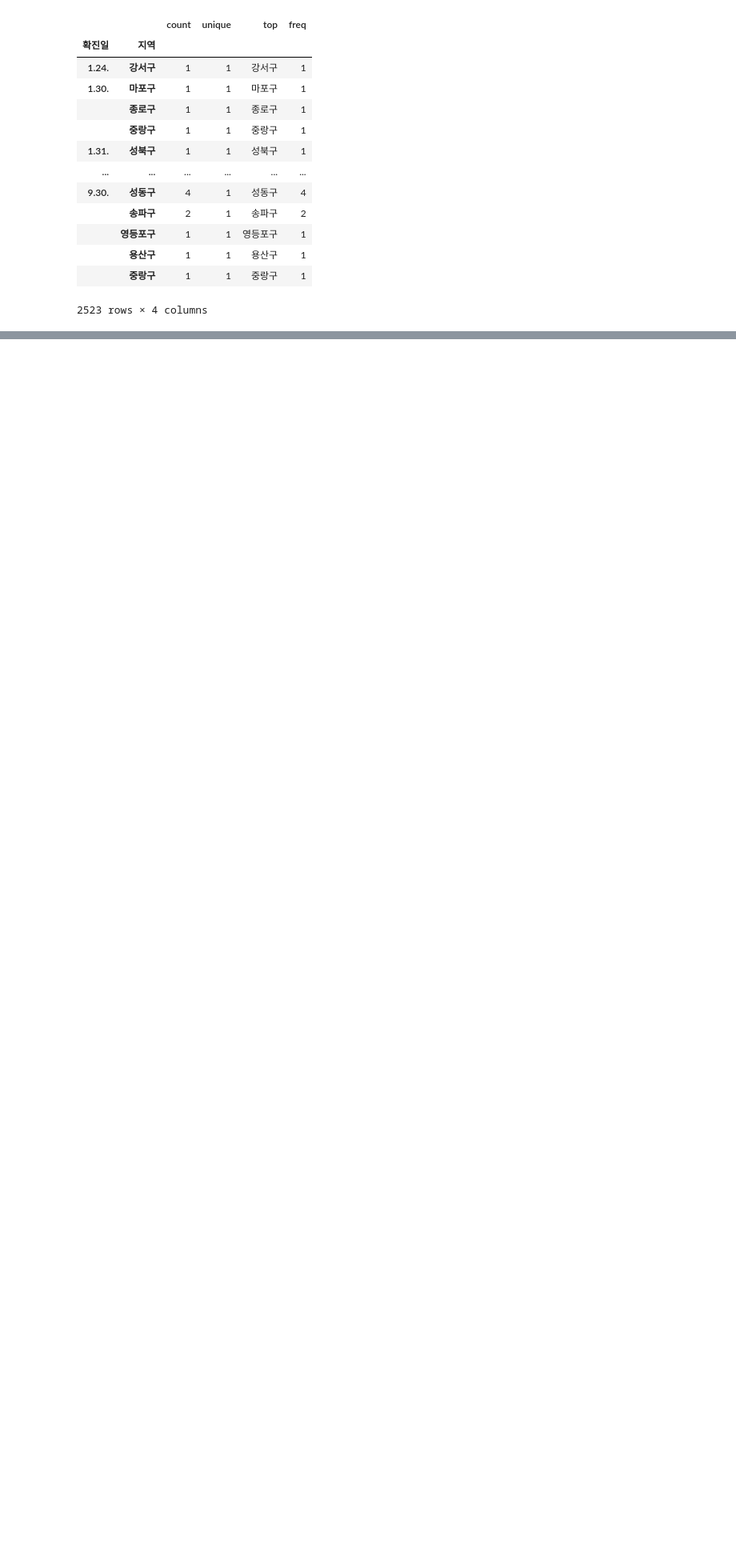
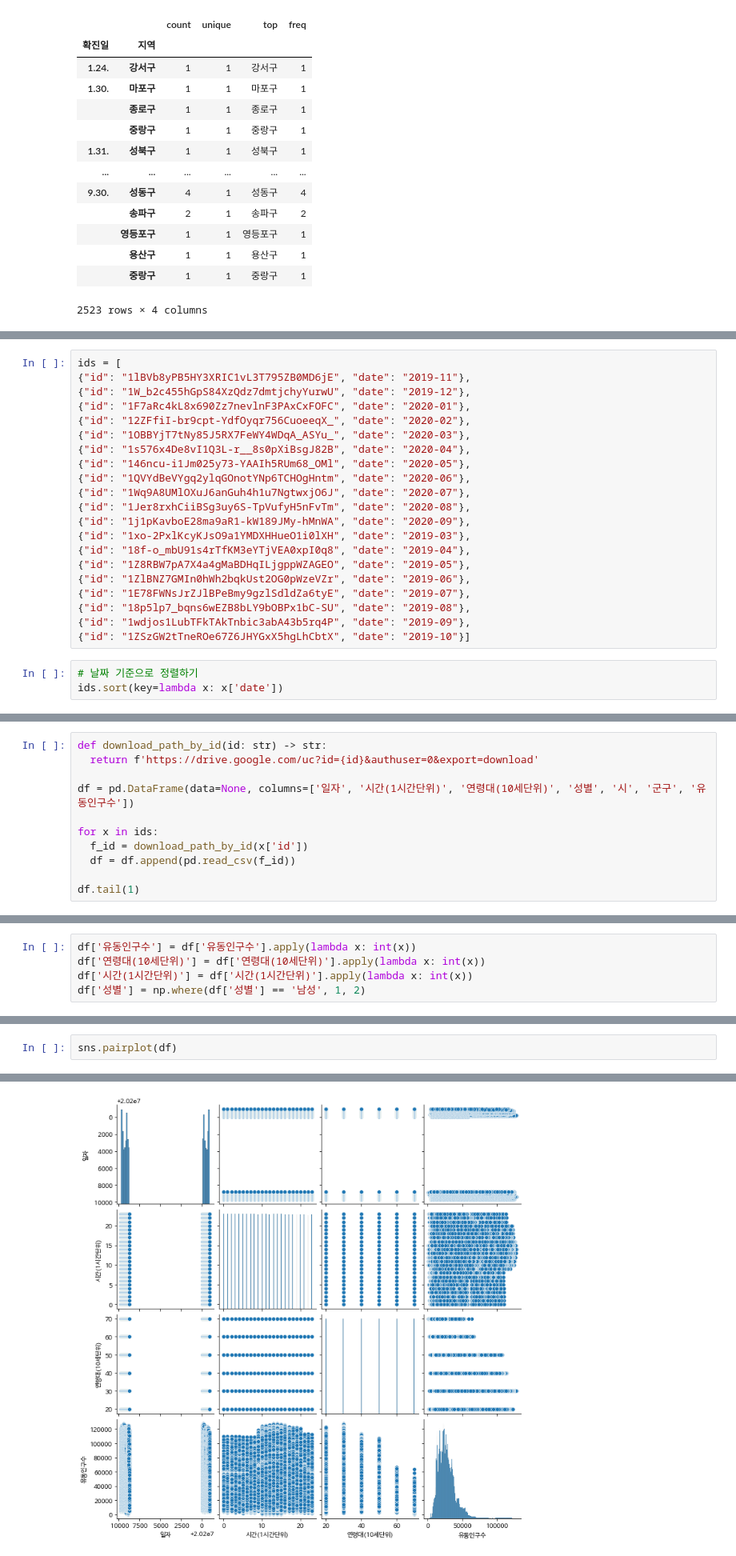
Before and after one commit to wiv33/A-Learning-python, a Jupyter notebook: machine-learning/_000_hello_machine/_000_basic/_008_pandas/_002_moving_population.ipynb, the cells around one changed output, grey strips where cells are left out. Shown at 80% size. Saved outputs shown, nothing was run; the diff lists cells and outputs as text; blank space fills up the shorter version.

```diff
--- a/machine-learning/_000_hello_machine/_000_basic/_008_pandas/_002_moving_population.ipynb
+++ b/machine-learning/_000_hello_machine/_000_basic/_008_pandas/_002_moving_population.ipynb
@@ -122,0 +165,24 @@ for x in range(1, 3):
+# %%
+ids = [
+{"id": "1lBVb8yPB5HY3XRIC1vL3T795ZB0MD6jE", "date": "2019-11"},
+{"id": "1W_b2c455hGpS84XzQdz7dmtjchyYurwU", "date": "2019-12"},
+{"id": "1F7aRc4kL8x690Zz7nevlnF3PAxCxFOFC", "date": "2020-01"},
+{"id": "12ZFfiI-br9cpt-YdfOyqr756CuoeeqX_", "date": "2020-02"},
+{"id": "1OBBYjT7tNy85J5RX7FeWY4WDqA_ASYu_", "date": "2020-03"},
+{"id": "1s576x4De8vI1Q3L-r__8s0pXiBsgJ82B", "date": "2020-04"},
+{"id": "146ncu-i1Jm025y73-YAAIh5RUm68_OMl", "date": "2020-05"},
+{"id": "1QVYdBeVYgq2ylqGOnotYNp6TCHOgHntm", "date": "2020-06"},
+{"id": "1Wq9A8UMlOXuJ6anGuh4h1u7NgtwxjO6J", "date": "2020-07"},
+{"id": "1Jer8rxhCiiBSg3uy6S-TpVufyH5nFvTm", "date": "2020-08"},
+{"id": "1j1pKavboE28ma9aR1-kW189JMy-hMnWA", "date": "2020-09"},
+{"id": "1xo-2PxlKcyKJsO9a1YMDXHHueO1i0lXH", "date": "2019-03"},
+{"id": "18f-o_mbU91s4rTfKM3eYTjVEA0xpI0q8", "date": "2019-04"},
+{"id": "1Z8RBW7pA7X4a4gMaBDHqILjgppWZAGEO", "date": "2019-05"},
+{"id": "1ZlBNZ7GMIn0hWh2bqkUst2OG0pWzeVZr", "date": "2019-06"},
+{"id": "1E78FWNsJrZJlBPeBmy9gzlSdldZa6tyE", "date": "2019-07"},
+{"id": "18p5lp7_bqns6wEZB8bLY9bOBPx1bC-SU", "date": "2019-08"},
+{"id": "1wdjos1LubTFkTAkTnbic3abA43b5rq4P", "date": "2019-09"},
+{"id": "1ZSzGW2tTneROe67Z6JHYGxX5hgLhCbtX", "date": "2019-10"}]
+# %%
+# 날짜 기준으로 정렬하기
+ids.sort(key=lambda x: x['date'])
@@ -122,0 +211,11 @@ for x in range(1, 3):
+# %%
+def download_path_by_id(id: str) -> str:
+  return f'https://drive.google.com/uc?id={id}&authuser=0&export=download'
+
+df = pd.DataFrame(data=None, columns=['일자', '시간(1시간단위)', '연령대(10세단위)', '성별', '시', '군구', '유동인구수'])
+
+for x in ids:
+  f_id = download_path_by_id(x['id'])
+  df = df.append(pd.read_csv(f_id))
+
+df.tail(1)
@@ -141,0 +242,5 @@ memory usage: 109.5+ KB
+# %%
+df['유동인구수'] = df['유동인구수'].apply(lambda x: int(x))
+df['연령대(10세단위)'] = df['연령대(10세단위)'].apply(lambda x: int(x))
+df['시간(1시간단위)'] = df['시간(1시간단위)'].apply(lambda x: int(x))
+df['성별'] = np.where(df['성별'] == '남성', 1, 2)
@@ -141,0 +264,3 @@ memory usage: 109.5+ KB
+# %%
+sns.pairplot(df)
+# %% [output]
@@ -142 +268,2 @@ memory usage: 109.5+ KB
+[figure, added]
 # %%
```
Also changed, not shown: parts of 25 cells of this notebook.
